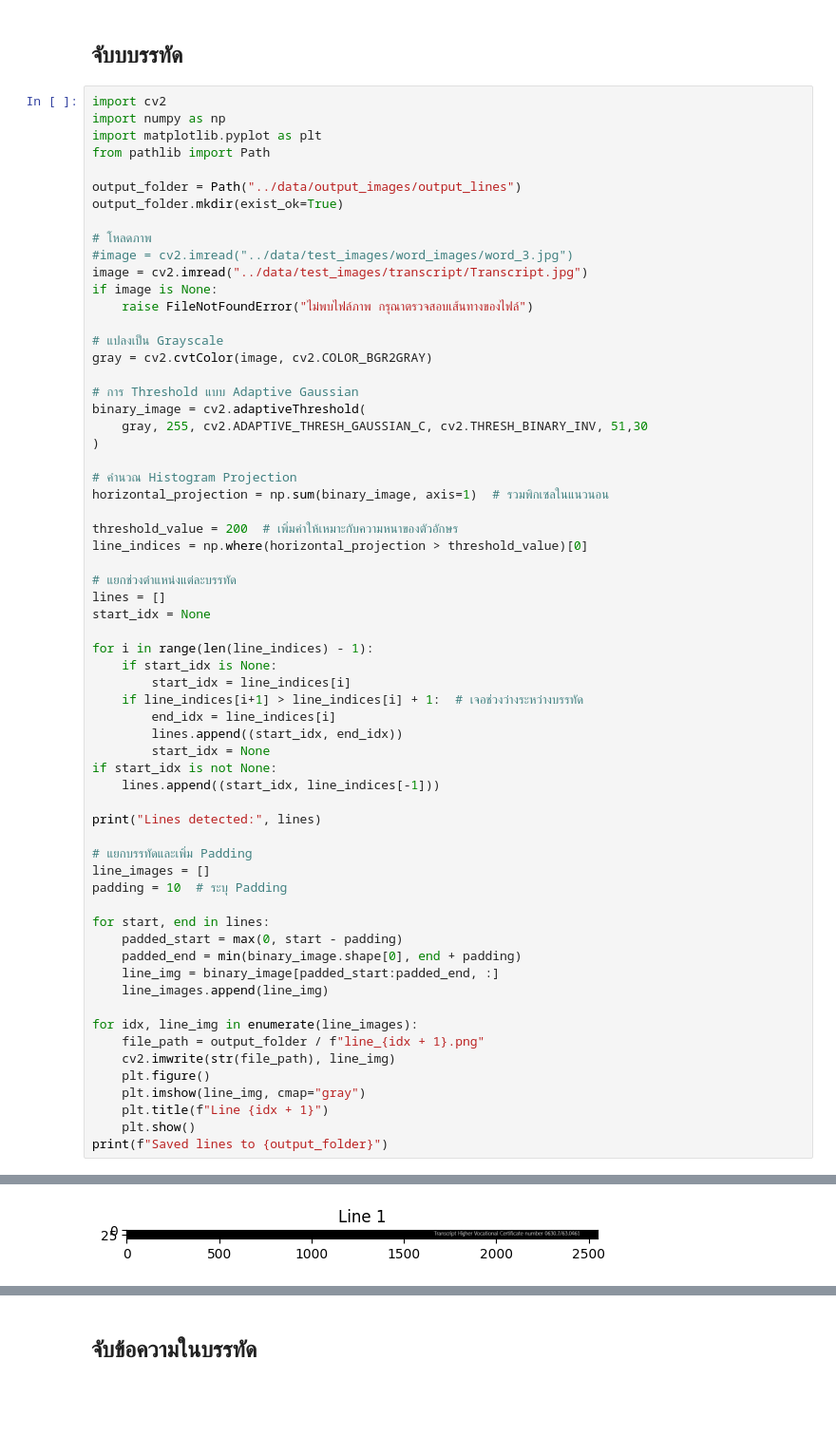
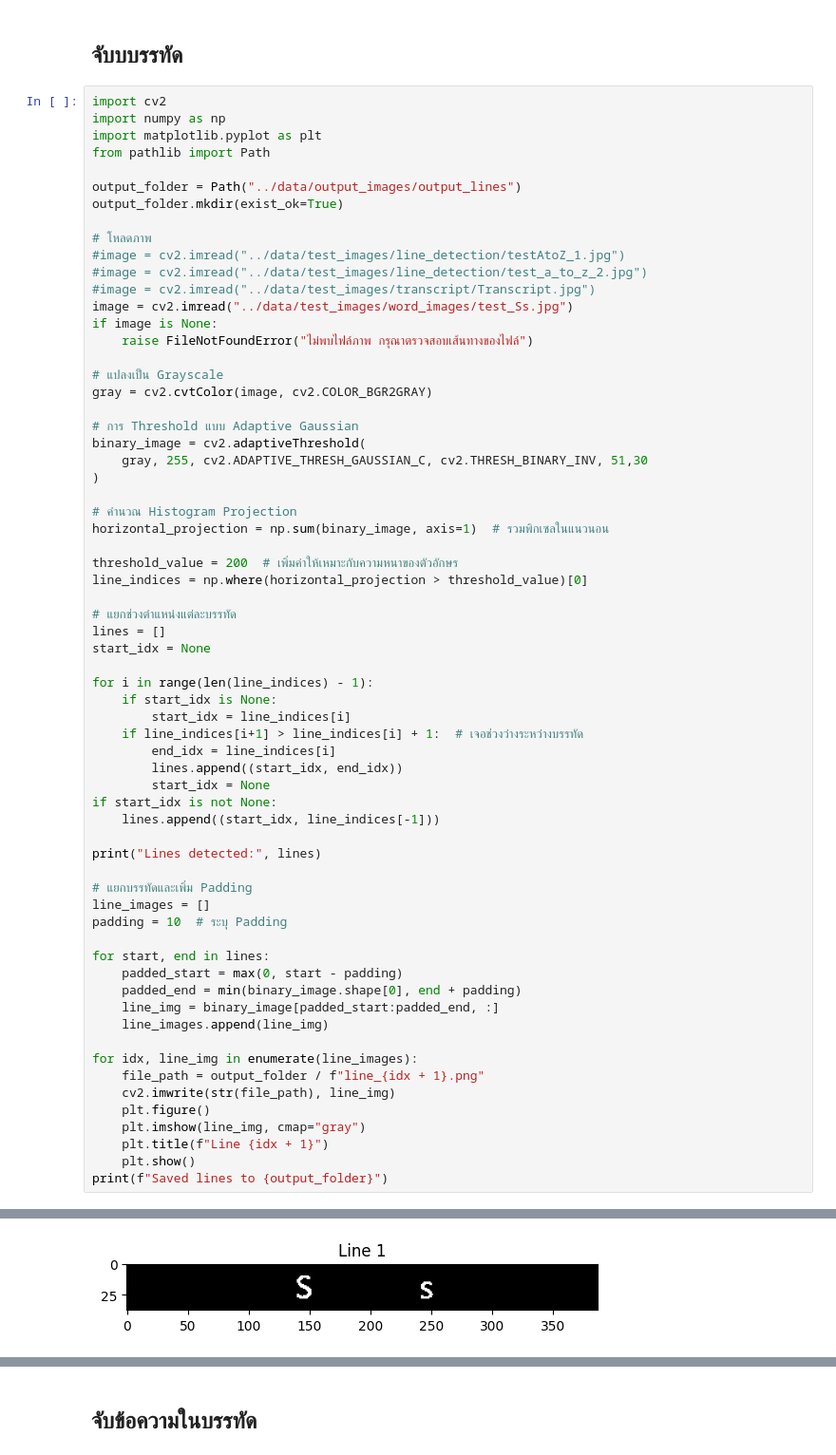
Before and after one commit to kunimpan/ocr-engine-python, a Jupyter notebook: scripts/word_detection_V2.ipynb, the cells around one changed output, grey strips where cells are left out. Shown at 95% size. Drawn from its saved outputs; the diff is of its cells as text; blank space fills up the shorter version.

```diff
--- a/scripts/word_detection_V2.ipynb
+++ b/scripts/word_detection_V2.ipynb
@@ -10,8 +10,10 @@ output_folder = Path("../data/output_images/output_lines")
 output_folder.mkdir(exist_ok=True)
 
 # โหลดภาพ
-#image = cv2.imread("../data/test_images/word_images/word_3.jpg")
-image = cv2.imread("../data/test_images/transcript/Transcript.jpg")
+#image = cv2.imread("../data/test_images/line_detection/testAtoZ_1.jpg")
+#image = cv2.imread("../data/test_images/line_detection/test_a_to_z_2.jpg")
+#image = cv2.imread("../data/test_images/transcript/Transcript.jpg")
+image = cv2.imread("../data/test_images/word_images/test_Ss.jpg")
 if image is None:
     raise FileNotFoundError("ไม่พบไฟล์ภาพ กรุณาตรวจสอบเส้นทางของไฟล์")
 
@@ -68 +70 @@ Lines detected: [(75, 102), (134, 170), (214, 240), (269, 295), (325, 345), (380
-[figure, old version]
+[figure, new version]
```
Also changed, not shown: parts of 6 cells of this notebook, 24 other files.
